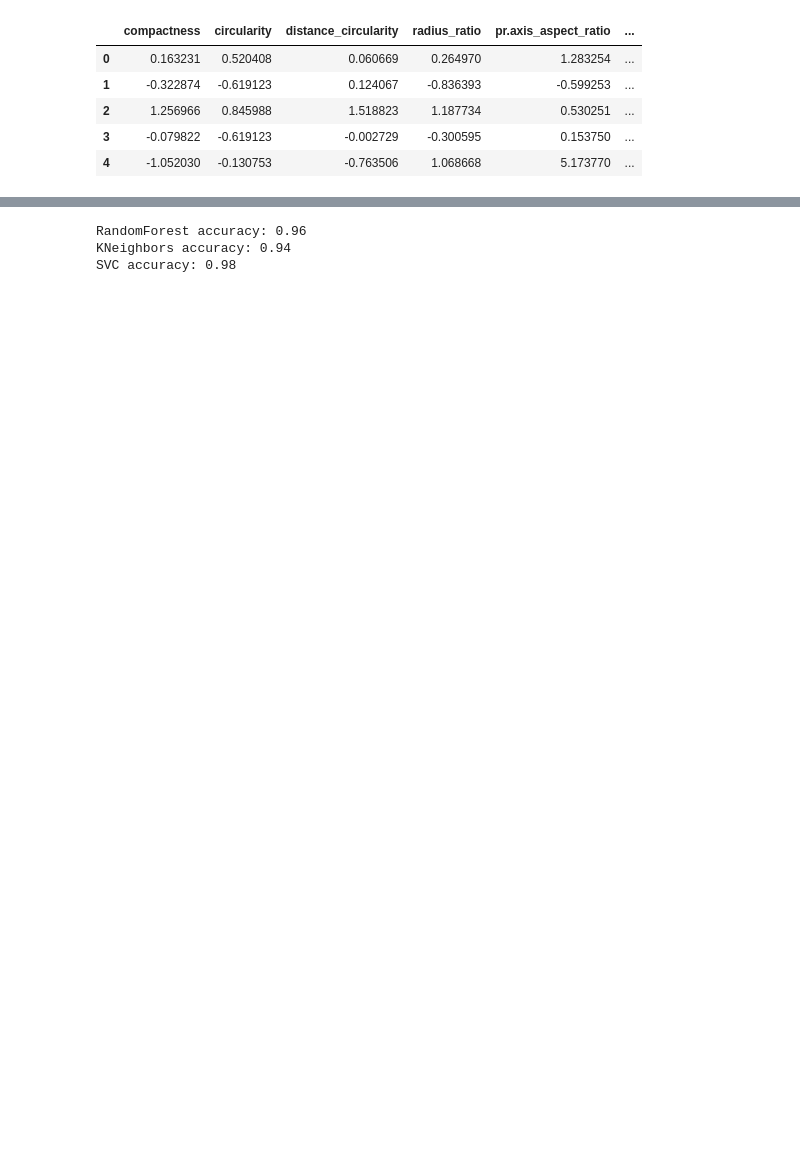
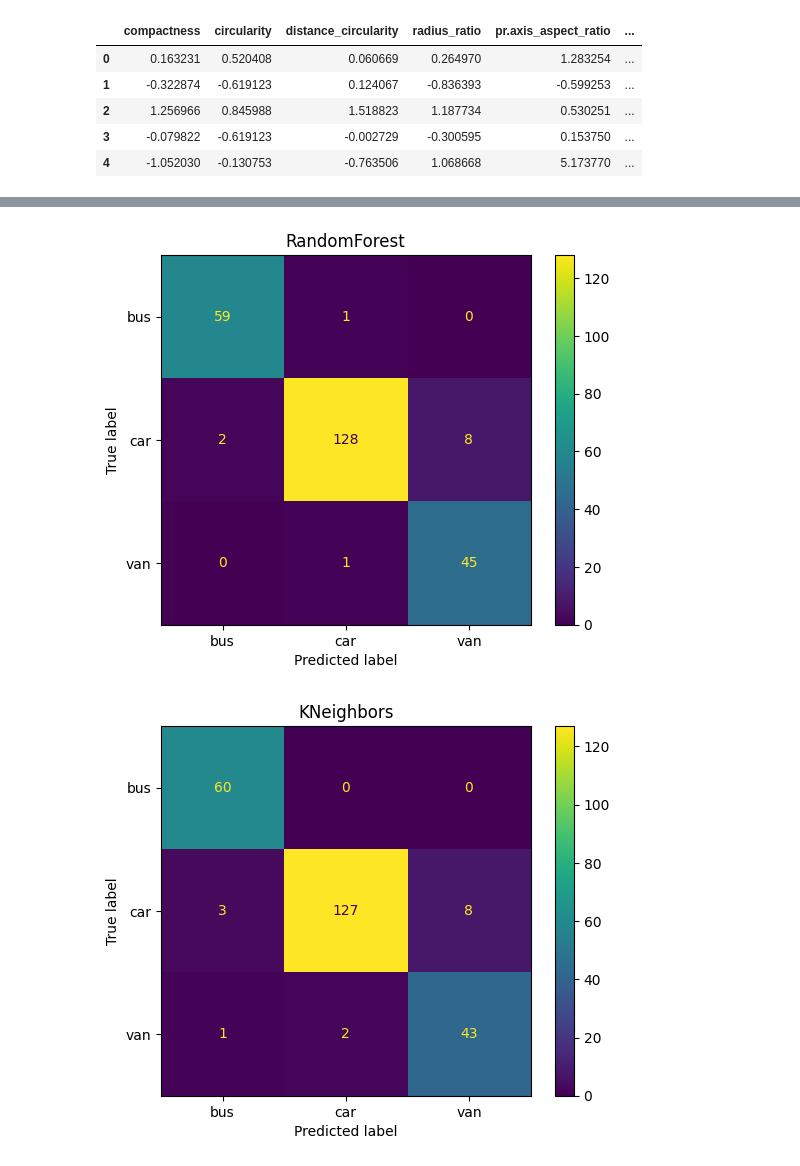
Before and after one commit to zvuk1T/Masterschool_Vehicles-Project_Classification-VS-Clustering, a Jupyter notebook: vehicles_gitegg/vehicles_DA108.ipynb, the cells around one changed output, grey strips where cells are left out. Saved outputs shown, nothing was run; the diff lists cells and outputs as text; code cells hidden in the pictures; blank space fills up the shorter version.

```diff
--- a/vehicles_gitegg/vehicles_DA108.ipynb
+++ b/vehicles_gitegg/vehicles_DA108.ipynb
@@ -317,25 +389,14 @@ SVC accuracy: 0.62
-# %%
-# split data into features and target variable
-X = vehicles_scaled.drop(['class_enc'], axis=1)
-y = vehicles_scaled['class_enc']
-
-# split data into training and testing sets
-X_train, X_test, y_train, y_test = train_test_split(X, y, test_size=0.3, random_state=42)
-
-# create a dictionary of models
-models = {'RandomForest': RandomForestClassifier(),
-          'KNeighbors': KNeighborsClassifier(),
-          'SVC': SVC()}
-
-# train and evaluate each model
-for name, model in models.items():
-    model.fit(X_train, y_train)
-    y_pred = model.predict(X_test)
-    accuracy = accuracy_score(y_test, y_pred)
-    print(f'{name} accuracy: {accuracy:.2f}')
-    #print(classification_report(y_test, y_pred))
-    #print(confusion_matrix(y_test, y_pred))
-# %% [output]
-RandomForest accuracy: 0.96
-KNeighbors accuracy: 0.94
-SVC accuracy: 0.98
+# %%
+'''confusion matrices for multiple machine learning models using the
+scikit-learn library and Matplotlib for plotting.'''
+
+from sklearn.metrics import ConfusionMatrixDisplay
+import matplotlib.pyplot as plt
+
+for name, model in models.items():
+    disp = ConfusionMatrixDisplay.from_estimator(model, X_test, y_test, display_labels=label_encoder.classes_)
+    disp.ax_.set_title(name)
+    plt.show()
+# %% [output]
+[figure, added]
+[figure, added]
```
Also changed, not shown: parts of 33 cells of this notebook, 1 other file.
